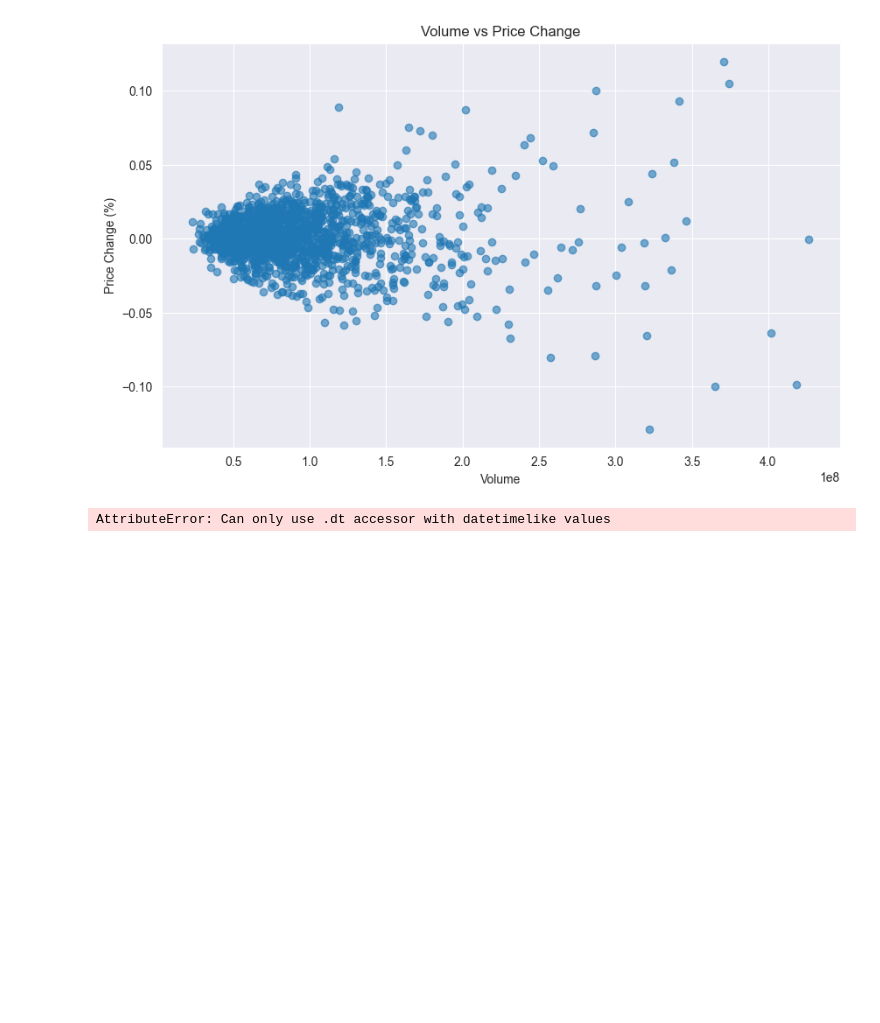
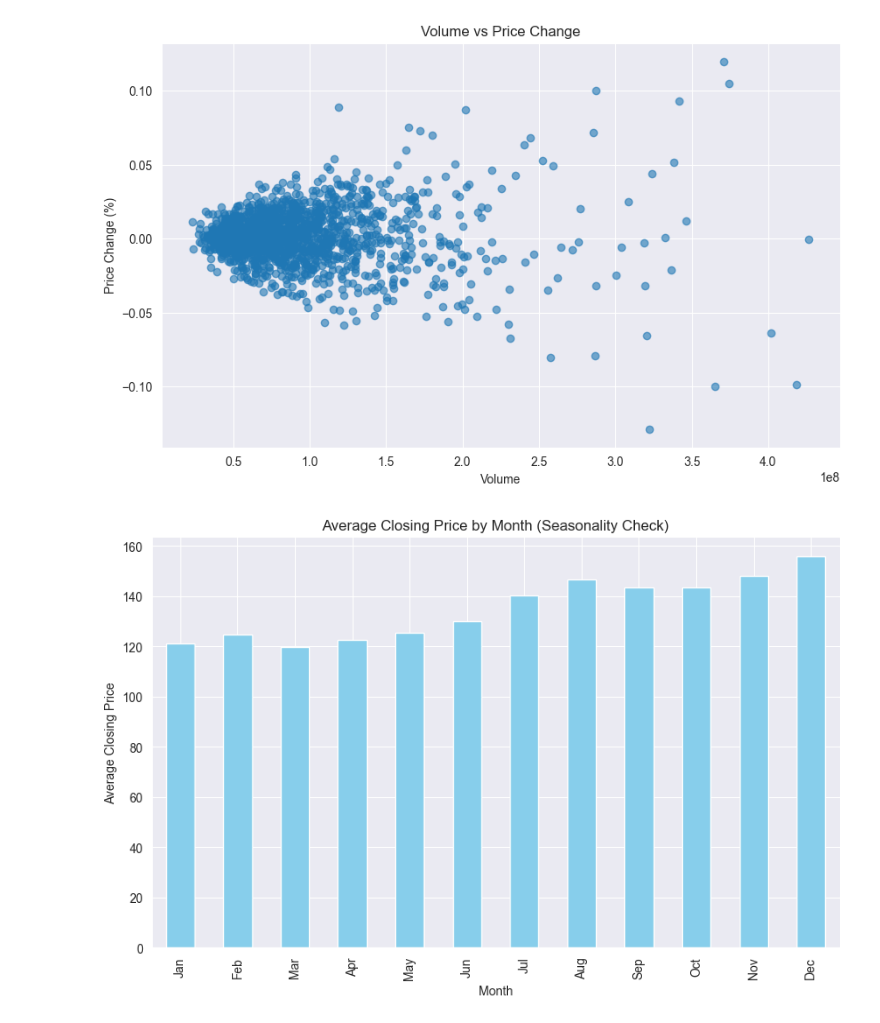
Before and after one commit to evanpoulson/Predictive-Analytics-Pipeline, a Jupyter notebook: notebooks/eda.ipynb, the cells around one changed output. Cells and saved outputs as stored; diff of their text form; code cells hidden in the pictures; blank space fills up the shorter version.

Commit message:
Performed seasonality analysis

```diff
--- a/notebooks/eda.ipynb
+++ b/notebooks/eda.ipynb
@@ -126,23 +126,23 @@ plt.ylabel('Price Change (%)')
 plt.show()
 # %% [output]
 [figure]
-# %%
-data['YearMonth'] = data['Date'].dt.to_period('M')  #Combines Year and Month
-monthly_trends = data.groupby('YearMonth')['Close'].mean()
-
-#Reset index to plot data
-monthly_trends = monthly_trends.reset_index()
-monthly_trends['YearMonth'] = monthly_trends['YearMonth'].dt.to_timestamp()
-
-#Plot monthly trends
-import matplotlib.pyplot as plt
-
-plt.figure(figsize=(10, 6))
-plt.plot(monthly_trends['YearMonth'], monthly_trends['Close'], marker='o')
-plt.title('Monthly Average Close Price')
-plt.xlabel('Date')
-plt.ylabel('Average Close Price')
-plt.grid(True)
-plt.show()
-# %% [output]
-AttributeError: Can only use .dt accessor with datetimelike values
+# %%
+data['Date'] = pd.to_datetime(data['Date'], errors = 'coerce', utc = True)
+data['Month'] = data['Date'].dt.month
+
+#Group by Month across all years
+monthly_avg = data.groupby('Month')['Close'].mean()
+
+#Plot the average closing price by month
+import matplotlib.pyplot as plt
+
+plt.figure(figsize=(10, 6))
+monthly_avg.plot(kind='bar', color='skyblue')
+plt.title('Average Closing Price by Month (Seasonality Check)')
+plt.xlabel('Month')
+plt.ylabel('Average Closing Price')
+plt.xticks(ticks=range(12), labels=['Jan', 'Feb', 'Mar', 'Apr', 'May', 'Jun',
+                                     'Jul', 'Aug', 'Sep', 'Oct', 'Nov', 'Dec'])
+plt.show()
+# %% [output]
+[figure, added]
```
Also changed, not shown: parts of 2 cells of this notebook.
